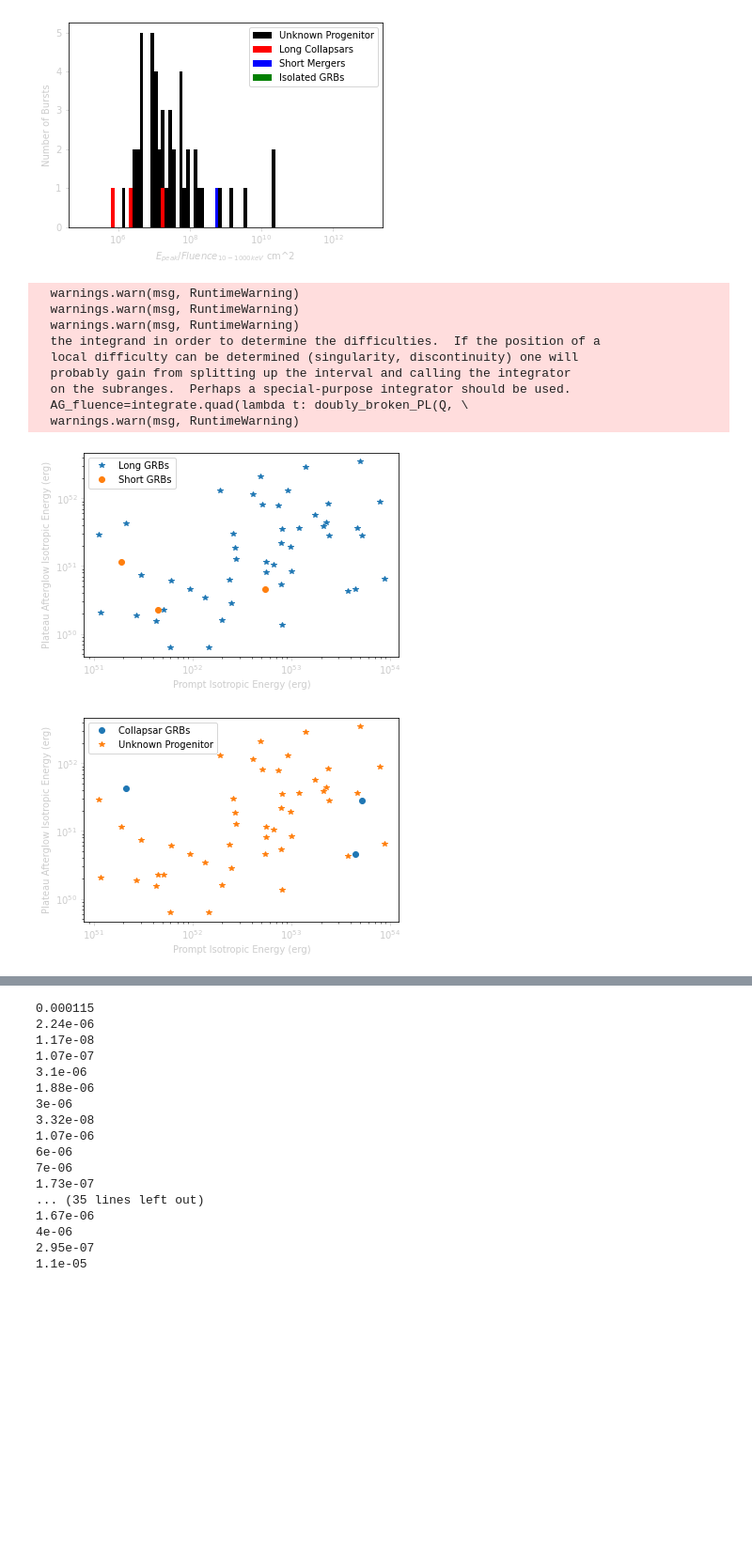
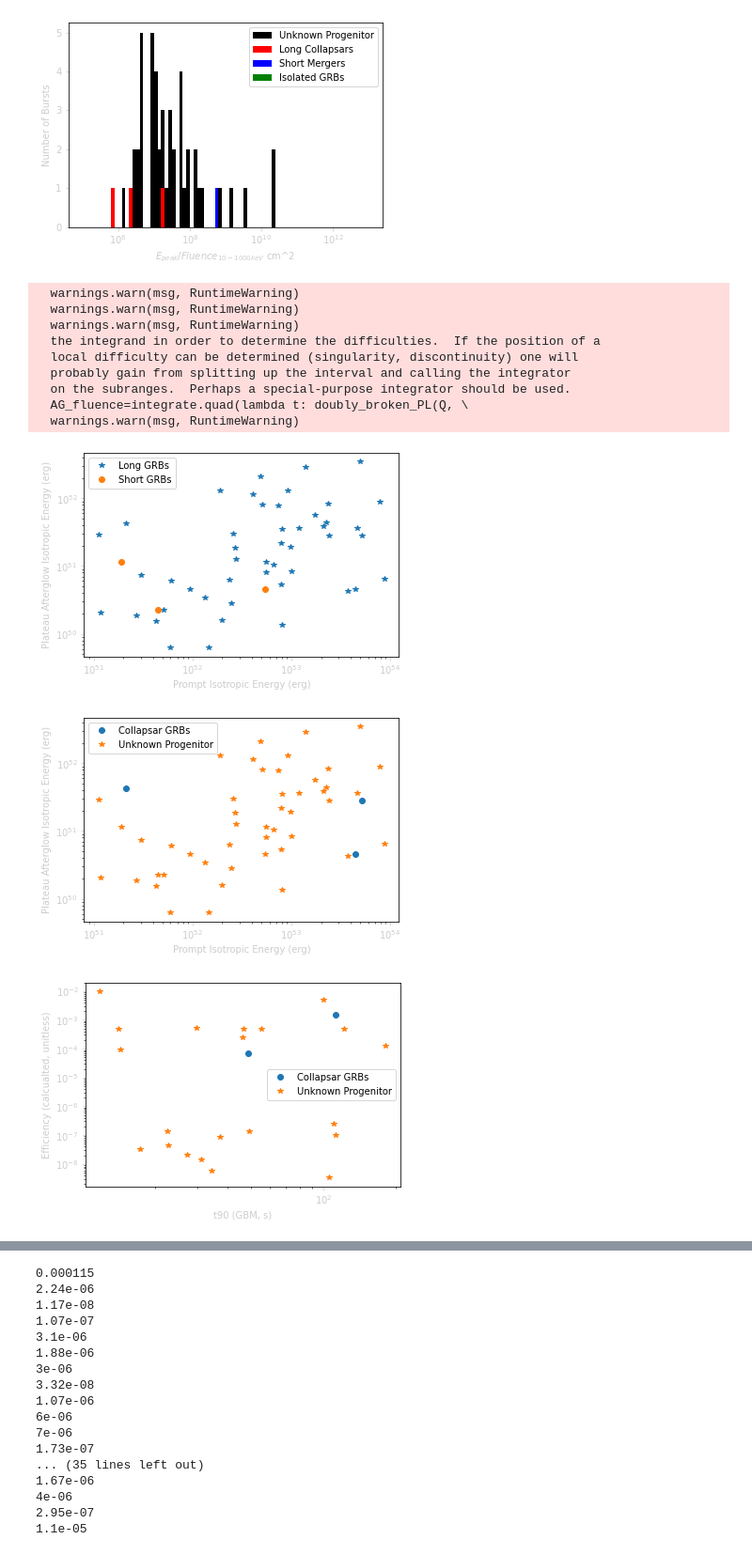
Before and after one commit to nuessle167/mirrored_prediction_paper, a Jupyter notebook: Cursed_code.ipynb, the cells around one changed output, grey strips where cells are left out. Shown: that part at 94% size. Cells and saved outputs as stored; diff of their text form; code cells hidden in the pictures; blank space fills up the shorter version.

Commit message:
tried to calcualte efficiencycalcualted efficiency, changed Gehrels sample, ate shit on trying to make tables

```diff
--- a/Cursed_code.ipynb
+++ b/Cursed_code.ipynb
@@ -3559,7 +3571,10 @@ There are 53/64 bursts in total
 spectral_mask=np.isin(sample_6_data['Spectral Model'], 0.0)
 spectral_sample_6_data=sample_6_data[~spectral_mask]
 #not really "necessary", but I find it saves me a little time
-Initial_2a_Data=np.zeros((len(spectral_sample_6_data.index),4))
+Initial_2a_Data=np.zeros((len(spectral_sample_6_data.index),5))
+speed_light=3e10 #now in cm/s
+H_0=70*10**5/(3.086e24)
+nu=speed_light/(10**(18))
 j=0
 for i in spectral_sample_6_data.index:
     rs=spectral_sample_6_data['Likely Redshift'][i]
@@ -3675,9 +3690,39 @@ for i in spectral_sample_6_data.index:
     AG_E_iso=4*np.pi*((d_lum)**2)*AG_fluence*AG_k/(1+rs)
     Initial_2a_Data[j, 2]= AG_E_iso
     Initial_2a_Data[j, 3]=spectral_sample_6_data['t90'][i]
+    if average_decay_data['nuFnu0'][decay_pos] != 0:
+        nFn=average_decay_data['nuFnu0'][decay_pos]
+    elif average_decay_data['nuFnu1'][decay_pos] != 0:
+        nFn=average_decay_data['nuFnu1'][decay_pos]
+    else:
+        nFn=np.NaN
+    beta_stage=int(spectral_sample_6_data['Plateau Stage'][i])
+    beta_string=' Gamma_{} (pc) '.format(beta_stage)
+    if weird_xrt_data.at[0, beta_string] != ' N/A ':
+        beta=(abs(float(weird_xrt_data.at[0, beta_string])-1))
+    elif weird_xrt_data.at[0, ' Gamma_{} (wt) '.format(beta_stage)]\
+    !=' N/A ':
+        beta_string=' Gamma_{} (wt) '.format(beta_stage)
+        beta=(abs(float(weird_xrt_data.at[0, beta_string])-1))
+    else:
+        beta=np.NaN
+    time_string=' break_{} '.format(beta_stage-1)
+    # print(d_lum)
+    if time_string==' break_0 ':
+        time=0
+    elif more_xrt_data[time_string][row] != ' N/A ':
+        time=int(float(more_xrt_data[time_string][row]))
+    else:
+        time=np.NaN
+    E_k=kinetic_energy(nFn, beta, d_lum, rs, time, nu)
+    if E_k !=0:
+        eta=efficiency(E_k*1e52, E_iso)
+    else:
+        eta=np.NaN
+    Initial_2a_Data[j, 4]=eta
     j=j+1
 Test_2a_Data=pd.DataFrame(Initial_2a_Data, columns=["Name", "Prompt E_iso",\
-                                                 "Plateau E_iso", "t90"])
+                                                 "Plateau E_iso", "t90", "Efficiency"])
 # outliers_mask=np.isin(Test_2a_Data["Name"], \
 #                 (150101641.0))
 No_Out_Test_2a_Data=Test_2a_Data
@@ -3721,33 +3766,45 @@ Unknown_Test_2ab_Data=No_Out_Test_2a_Data[~(lm_mask|lc_mask|sm_mask|sc_mask|exo_
 plt.plot(Long_Test_2ab_Data["Prompt E_iso"], \
          abs(Long_Test_2ab_Data["Plateau E_iso"]), marker="o", ls='none')
 # plt.plot(Short_Test_2ab_Data["Prompt Luminosity"], \
 #          abs(Short_Test_1b_Data["Avg. Afterglow Decay Rate"]), marker="o", ls='none')
 # plt.plot(Exotic_Test_1b_Data["Prompt Luminosity"], \
 #          abs(Exotic_Test_1b_Data["Avg. Afterglow Decay Rate"]), marker="o", ls='none')
 plt.plot(Unknown_Test_2ab_Data["Prompt E_iso"], \
          abs(Unknown_Test_2ab_Data["Plateau E_iso"]), marker="*", ls='none')
 plt.plot(No_Out_Test_2a_Data["Prompt E_iso"], 10**log10_y_fit, '--')
 plt.legend(['Collapsar GRBs', 'Unknown Progenitor'])
 plt.xscale('log')
 plt.yscale('log')
 plt.tick_params(axis='x', colors='0.8')
 plt.tick_params(axis='y', colors='0.8')
 plt.xlabel(r"Prompt Isotropic Energy (erg)", color="0.8")
 plt.ylabel(r"Plateau Afterglow Isotropic Energy (erg)", color="0.8")
 plt.show()
+plt.plot(Long_Test_2ab_Data['t90'], \
+         abs(Long_Test_2ab_Data['Efficiency']), marker="o", ls='none')
+plt.plot(Unknown_Test_2ab_Data['t90'], \
+         abs(Unknown_Test_2ab_Data['Efficiency']), marker="*", ls='none')
+plt.legend(['Collapsar GRBs', 'Unknown Progenitor'])
+plt.xscale('log')
+plt.yscale('log')
+plt.tick_params(axis='x', colors='0.8')
+plt.tick_params(axis='y', colors='0.8')
+plt.xlabel(r"t90 (GBM, s)", color="0.8")
+plt.ylabel(r"Efficiency (calcualted, unitless)", color="0.8")
 Test_2a_Data.to_excel("Hypothesis_2a_Data.xlsx")
 # %% [output]
   warnings.warn(msg, RuntimeWarning)
   warnings.warn(msg, RuntimeWarning)
   warnings.warn(msg, RuntimeWarning)
   the integrand in order to determine the difficulties.  If the position of a
   local difficulty can be determined (singularity, discontinuity) one will
   probably gain from splitting up the interval and calling the integrator
   on the subranges.  Perhaps a special-purpose integrator should be used.
   AG_fluence=integrate.quad(lambda t: doubly_broken_PL(Q, \
   warnings.warn(msg, RuntimeWarning)
 [figure]
 [figure]
+[figure, added]
 # %%
 # ##Hypothesis 2b##
 # Initial_2b_Data=np.zeros((len(sample_3_data),4))
```
Also changed, not shown: parts of 6 cells of this notebook, 1 other file.
